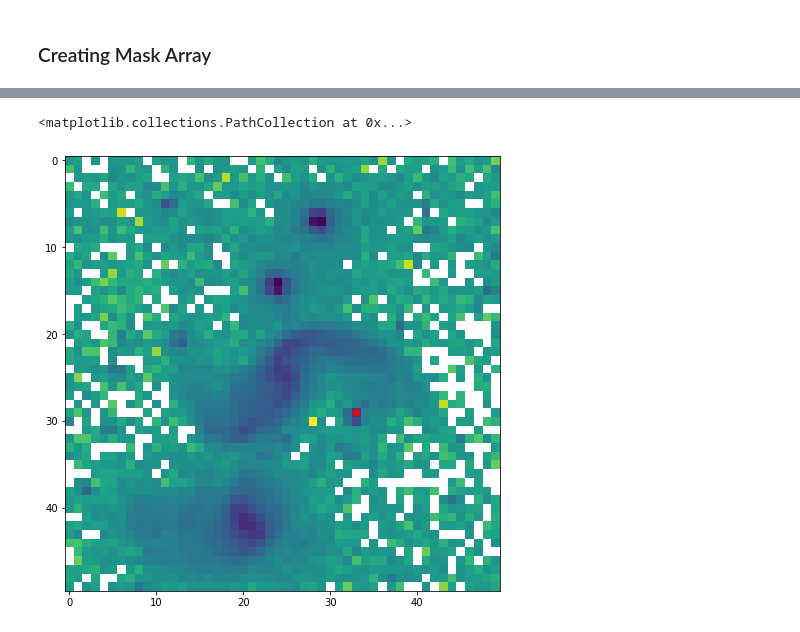
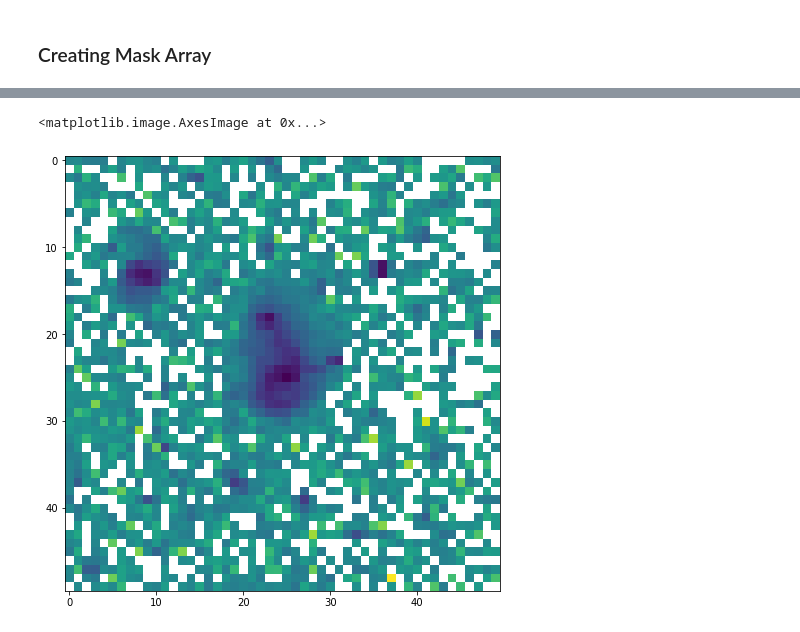
Before and after one commit to AstroORyan/APySPAM_MCMC, a Jupyter notebook: notebooks/notebooks/masking_stars.ipynb, the cells around one changed output, grey strips where cells are left out. Saved outputs shown, nothing was run; the diff lists cells and outputs as text; code cells hidden in the pictures.

```diff
--- a/notebooks/notebooks/masking_stars.ipynb
+++ b/notebooks/notebooks/masking_stars.ipynb
@@ -40,7 +23,0 @@ array([[ 2.73044137e-29,  1.17207339e-29, -8.59754911e-30, ...,
-# %%
-plt.figure(figsize=(12,8))
-plt.imshow(-2.5*np.log10(image) - 48.6)
-plt.scatter(33,29,color='red')
-# %% [output]
-<matplotlib.collections.PathCollection at 0x...>
-[figure, removed]
@@ -50,0 +24,29 @@ test_star = star_coords[0]
+# %%
+mask = clipped_image.mask
+# %%
+stellar_pixels = np.where(mask)
+# %%
+image_test = image.copy()
+# %%
+for i in range(len(stellar_pixels[0])):
+    x = stellar_pixels[0][i]
+    y = stellar_pixels[1][i]
+
+    if x - 3 < 0:
+        x = x + 3
+    if x + 3 > image.shape[0]:
+        x = image.shape[0] - 3
+    if y - 3 < 0:
+        y = y + 3
+    if y + 3 > image.shape[1]:
+        y = image.shape[1] - 3
+
+    replacement = np.median(image[x-3:x+3,y-3:y+3])*np.random.random([6,6])
+
+    image_test[x-3:x+3,y-3:y+3] = replacement
+
+plt.figure(figsize=(12,8))
+plt.imshow(-2.5*np.log10(image_test) - 48.6)
+# %% [output]
+<matplotlib.image.AxesImage at 0x...>
+[figure, added]
```
Also changed, not shown: parts of 7 cells of this notebook, 1 other file.
